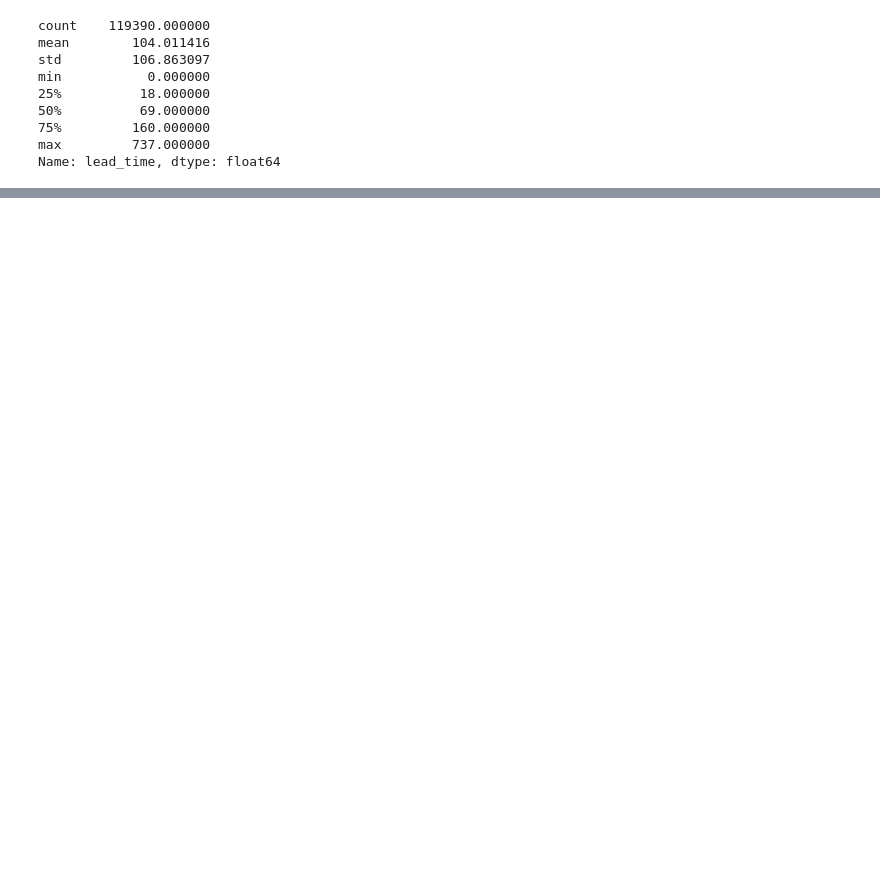
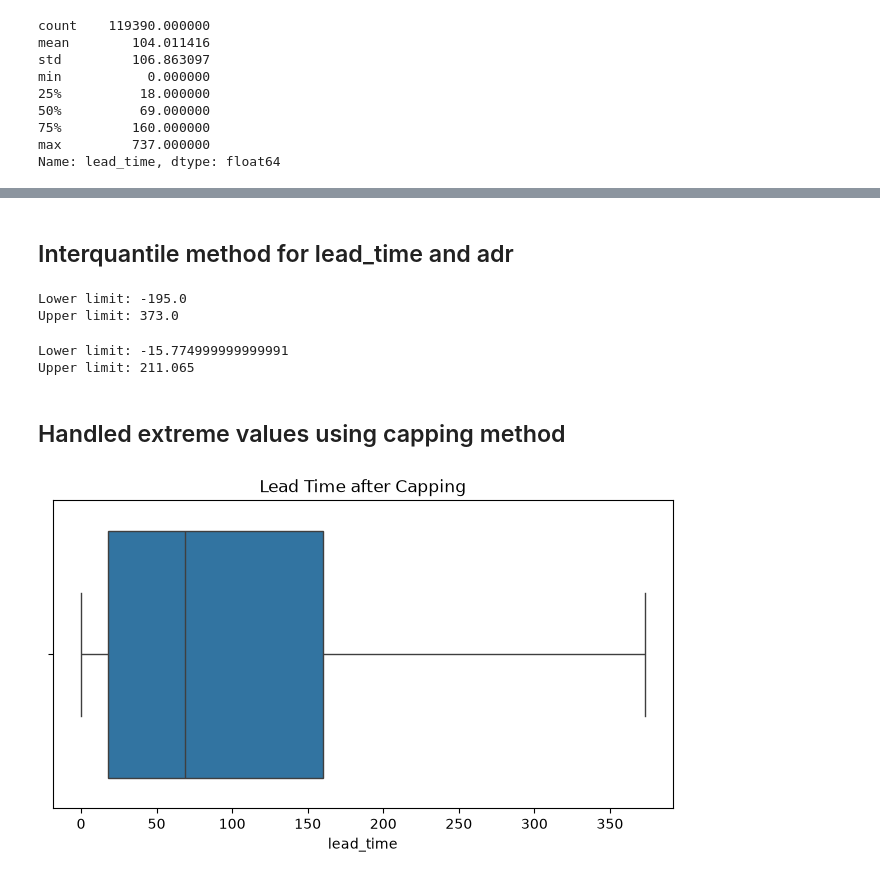
Before and after one commit to kabisha009-debug/Hotel-booking-prediction-and-reservation-analysis-1, a Jupyter notebook: hotel booking 1.ipynb, the cells around one changed output, grey strips where cells are left out. Saved outputs shown, nothing was run; the diff lists cells and outputs as text; code cells hidden in the pictures; blank space fills up the shorter version.

```diff
--- a/hotel booking 1.ipynb
+++ b/hotel booking 1.ipynb
@@ -223,0 +228,42 @@ Name: lead_time, dtype: float64
+# %% [markdown]
+## Interquantile method for lead_time and adr
+# %%
+Q1 = df['lead_time'].quantile(0.25)
+Q3 = df['lead_time'].quantile(0.75)
+
+IQR = Q3 - Q1
+
+lower_limit = Q1 - 1.5 * IQR
+upper_limit = Q3 + 1.5 * IQR
+
+print("Lower limit:", lower_limit)
+print("Upper limit:", upper_limit)
+# %% [output]
+Lower limit: -195.0
+Upper limit: 373.0
+# %%
+Q1_adr = df['adr'].quantile(0.25)
+Q3_adr = df['adr'].quantile(0.75)
+
+IQR_adr = Q3_adr - Q1_adr
+
+lower_limit_adr = Q1_adr - 1.5 * IQR_adr
+upper_limit_adr = Q3_adr + 1.5 * IQR_adr
+
+print("Lower limit:", lower_limit_adr)
+print("Upper limit:", upper_limit_adr)
+# %% [output]
+Lower limit: -15.774999999999991
+Upper limit: 211.065
+# %% [markdown]
+## Handled extreme values using capping method
+# %%
+df['lead_time'] = df['lead_time'].clip(lower=lower_limit,upper=upper_limit)
+df['adr'] = df['adr'].clip(lower=lower_limit_adr,upper=upper_limit_adr)
+# %%
+plt.figure(figsize=(8, 4))
+sns.boxplot(x=df['lead_time'])
+plt.title('Lead Time after Capping')
+plt.show()
+# %% [output]
+[figure, added]
```
Also changed, not shown: parts of 46 cells of this notebook.
